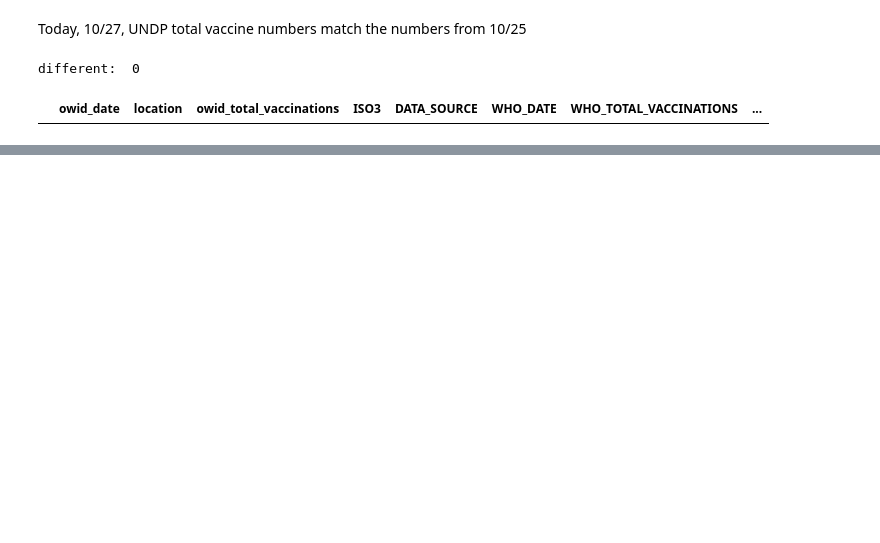
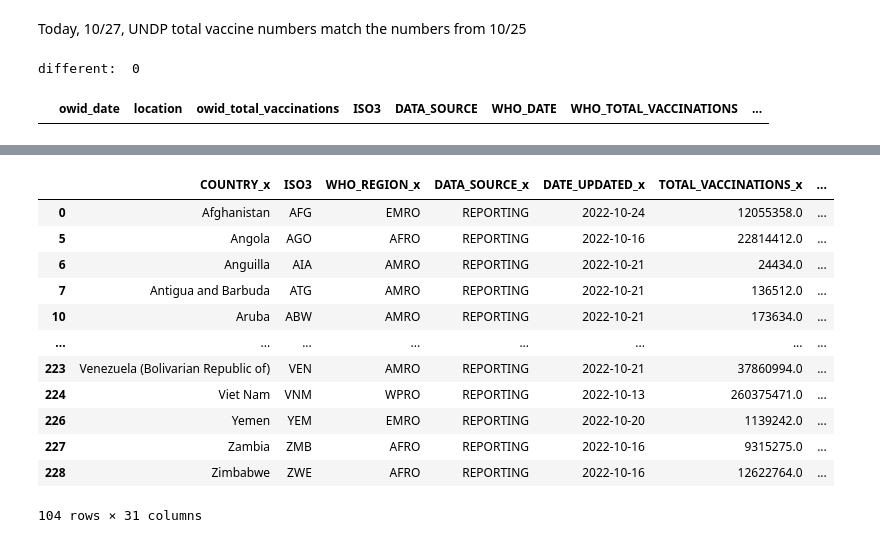
Before and after one commit to pandemic-tracking/global-vaccine, a Jupyter notebook: OWID_WHO_vaccine_administration_comparison.ipynb, the cells around one changed output, grey strips where cells are left out. Drawn from its saved outputs; the diff is of its cells as text; code cells hidden in the pictures; blank space fills up the shorter version.

```diff
--- a/OWID_WHO_vaccine_administration_comparison.ipynb
+++ b/OWID_WHO_vaccine_administration_comparison.ipynb
@@ -324,0 +333,10 @@ different:  0
+# %%
+who_last_url = "https://pandemic-tracking-collective-data.s3.us-east-1.amazonaws.com/globalvax/GL/GL-who_vaccination_data-20221031-134504.csv"
+who_previous_1_url = "https://pandemic-tracking-collective-data.s3.us-east-1.amazonaws.com/globalvax/GL/GL-who_vaccination_data-20221025-134505.csv"
+
+
+who_last = pd.read_csv(who_last_url)
+who_previous_1 = pd.read_csv(who_previous_1_url)
+merged_who = pd.merge(who_last,who_previous_1, how='inner', left_on='ISO3', right_on='ISO3')
+merged_who.loc[ merged_who['DATE_UPDATED_x'] != merged_who['DATE_UPDATED_y'] ]
+# %% [output]
@@ -324,0 +344,13 @@ different:  0
+|  | COUNTRY_x | ISO3 | WHO_REGION_x | DATA_SOURCE_x | DATE_UPDATED_x | TOTAL_VACCINATIONS_x | ... |
+| 0 | Afghanistan | AFG | EMRO | REPORTING | 2022-10-24 | 12055358.0 | ... |
+| 5 | Angola | AGO | AFRO | REPORTING | 2022-10-16 | 22814412.0 | ... |
+| 6 | Anguilla | AIA | AMRO | REPORTING | 2022-10-21 | 24434.0 | ... |
+| 7 | Antigua and Barbuda | ATG | AMRO | REPORTING | 2022-10-21 | 136512.0 | ... |
+| 10 | Aruba | ABW | AMRO | REPORTING | 2022-10-21 | 173634.0 | ... |
+| ... | ... | ... | ... | ... | ... | ... | ... |
+| 223 | Venezuela (Bolivarian Republic of) | VEN | AMRO | REPORTING | 2022-10-21 | 37860994.0 | ... |
+| 224 | Viet Nam | VNM | WPRO | REPORTING | 2022-10-13 | 260375471.0 | ... |
+| 226 | Yemen | YEM | EMRO | REPORTING | 2022-10-20 | 1139242.0 | ... |
+| 227 | Zambia | ZMB | AFRO | REPORTING | 2022-10-16 | 9315275.0 | ... |
+| 228 | Zimbabwe | ZWE | AFRO | REPORTING | 2022-10-16 | 12622764.0 | ... |
+104 rows × 31 columns
```
Also changed, not shown: parts of 9 cells of this notebook.
